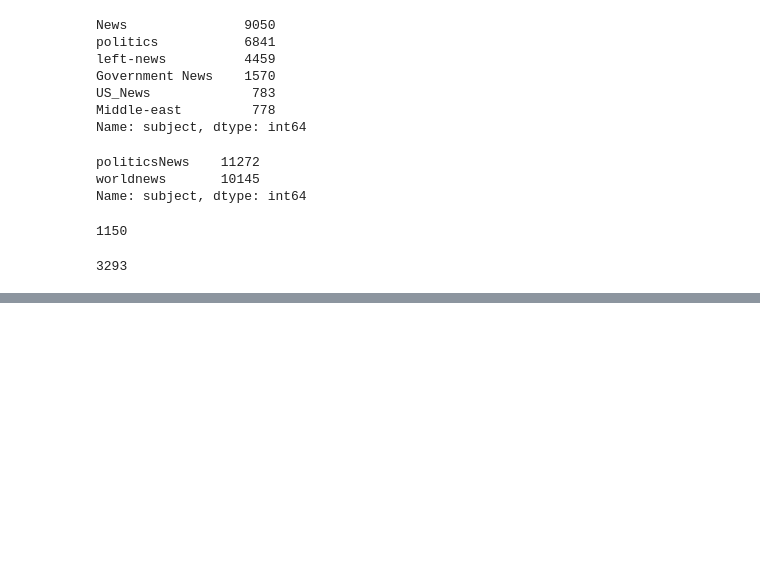
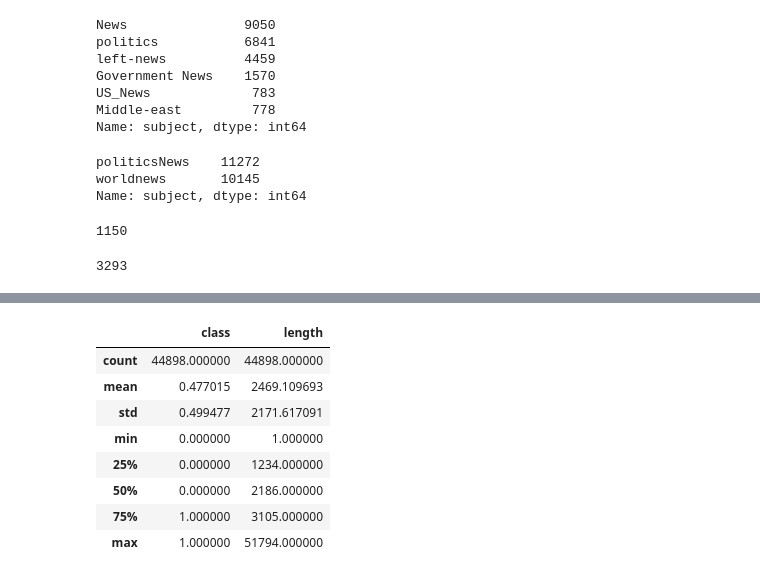
Before and after one commit to yogeshdhome/Coursera-IBM-AI-ML-Course, a Jupyter notebook: Fake_News_Detection_using_LSTM.ipynb, the cells around one changed output, grey strips where cells are left out. Cells and saved outputs as stored; diff of their text form; code cells hidden in the pictures; blank space fills up the shorter version.

```diff
--- a/Fake_News_Detection_using_LSTM.ipynb
+++ b/Fake_News_Detection_using_LSTM.ipynb
@@ -148,0 +126,13 @@ def remove_special_characters(sentence):
+# %%
+dataset['length']= dataset['text'].apply(len)
+dataset.describe()
+# %% [output]
+|  | class | length |
+| count | 44898.000000 | 44898.000000 |
+| mean | 0.477015 | 2469.109693 |
+| std | 0.499477 | 2171.617091 |
+| min | 0.000000 | 1.000000 |
+| 25% | 0.000000 | 1234.000000 |
+| 50% | 0.000000 | 2186.000000 |
+| 75% | 1.000000 | 3105.000000 |
+| max | 1.000000 | 51794.000000 |
```
Also changed, not shown: parts of 40 cells of this notebook.
